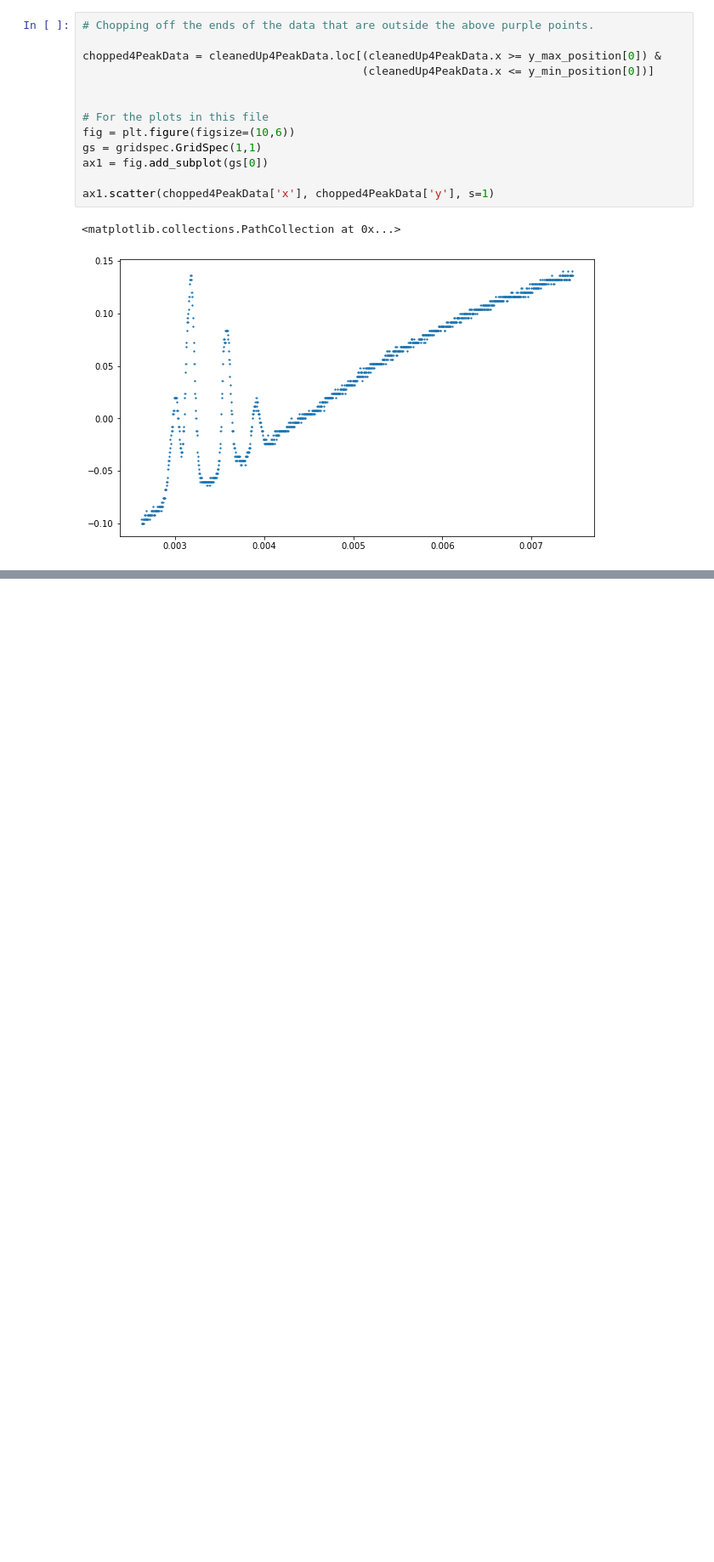
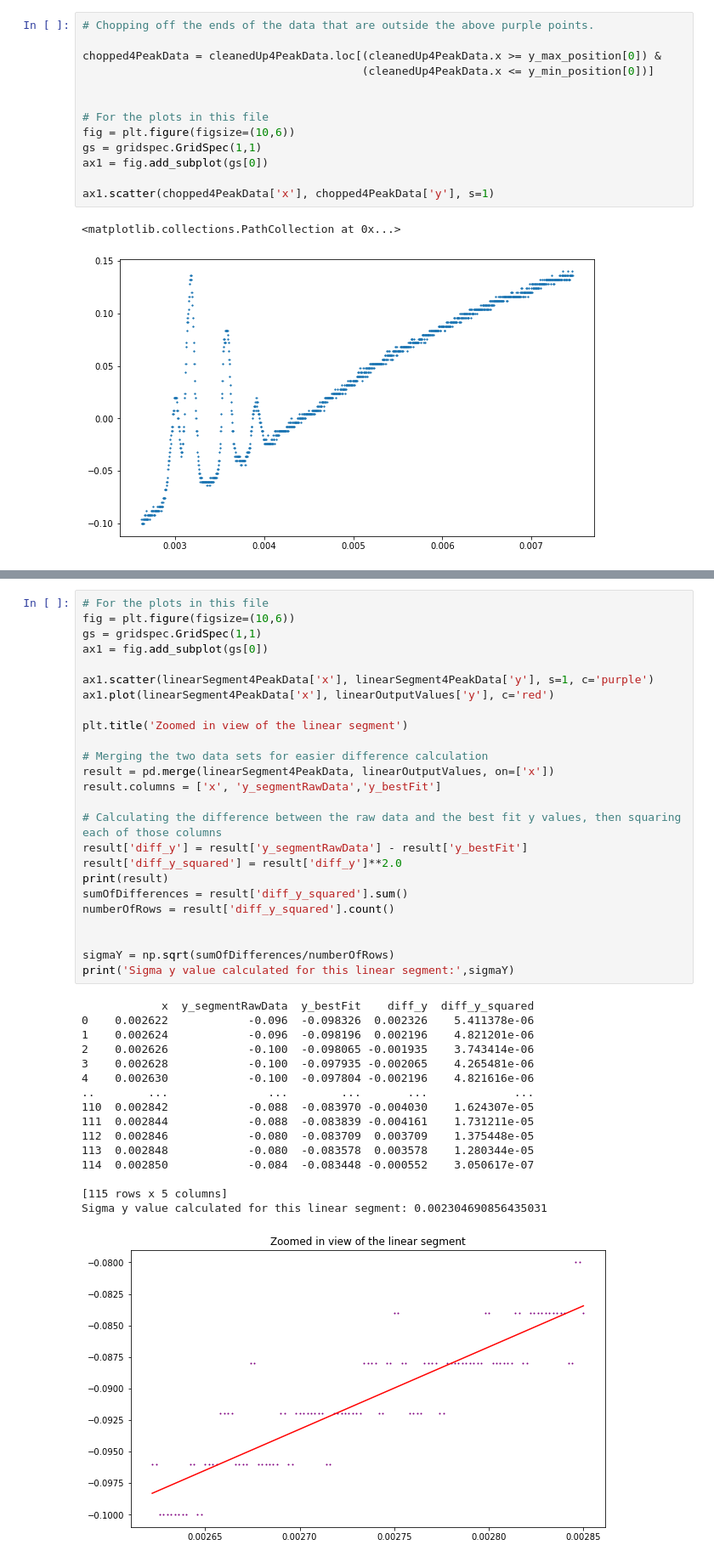
Before and after one commit to tylera277/PHY445-LabAnalysis, a Jupyter notebook: Lab1FourPeakAnalysisForNonlinearity.ipynb, the cells around one changed output, grey strips where cells are left out. Shown at 85% size. Cells and saved outputs as stored; diff of their text form; blank space fills up the shorter version.

```diff
--- a/Lab1FourPeakAnalysisForNonlinearity.ipynb
+++ b/Lab1FourPeakAnalysisForNonlinearity.ipynb
@@ -249,0 +216,42 @@ See the caveats in the documentation: https://pandas.pydata.org/pandas-docs/stab
+# %%
+# For the plots in this file
+fig = plt.figure(figsize=(10,6))
+gs = gridspec.GridSpec(1,1)
+ax1 = fig.add_subplot(gs[0])
+
+ax1.scatter(linearSegment4PeakData['x'], linearSegment4PeakData['y'], s=1, c='purple')
+ax1.plot(linearSegment4PeakData['x'], linearOutputValues['y'], c='red')
+
+plt.title('Zoomed in view of the linear segment')
+
+# Merging the two data sets for easier difference calculation
+result = pd.merge(linearSegment4PeakData, linearOutputValues, on=['x'])
+result.columns = ['x', 'y_segmentRawData','y_bestFit']
+
+# Calculating the difference between the raw data and the best fit y values, then squaring each of those columns
+result['diff_y'] = result['y_segmentRawData'] - result['y_bestFit']
+result['diff_y_squared'] = result['diff_y']**2.0
+print(result)
+sumOfDifferences = result['diff_y_squared'].sum()
+numberOfRows = result['diff_y_squared'].count()
+
+
+sigmaY = np.sqrt(sumOfDifferences/numberOfRows)
+print('Sigma y value calculated for this linear segment:',sigmaY)
+# %% [output]
+            x  y_segmentRawData  y_bestFit    diff_y  diff_y_squared
+0    0.002622            -0.096  -0.098326  0.002326    5.411378e-06
+1    0.002624            -0.096  -0.098196  0.002196    4.821201e-06
+2    0.002626            -0.100  -0.098065 -0.001935    3.743414e-06
+3    0.002628            -0.100  -0.097935 -0.002065    4.265481e-06
+4    0.002630            -0.100  -0.097804 -0.002196    4.821616e-06
+..        ...               ...        ...       ...             ...
+110  0.002842            -0.088  -0.083970 -0.004030    1.624307e-05
+111  0.002844            -0.088  -0.083839 -0.004161    1.731211e-05
+112  0.002846            -0.080  -0.083709  0.003709    1.375448e-05
+113  0.002848            -0.080  -0.083578  0.003578    1.280344e-05
+114  0.002850            -0.084  -0.083448 -0.000552    3.050617e-07
+
+[115 rows x 5 columns]
+Sigma y value calculated for this linear segment: 0.002304690856435031
+[figure, added]
```
Also changed, not shown: parts of 14 cells of this notebook.
